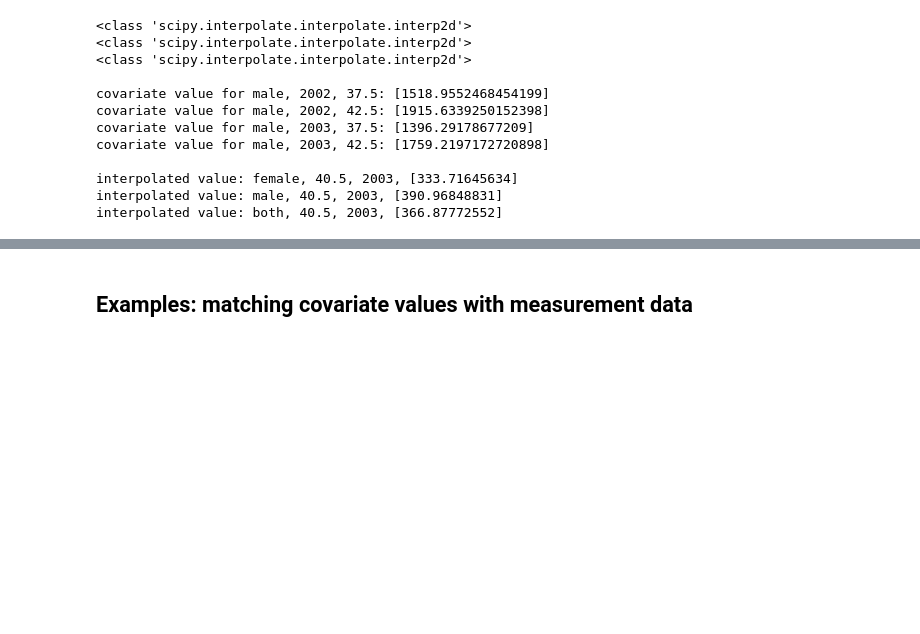
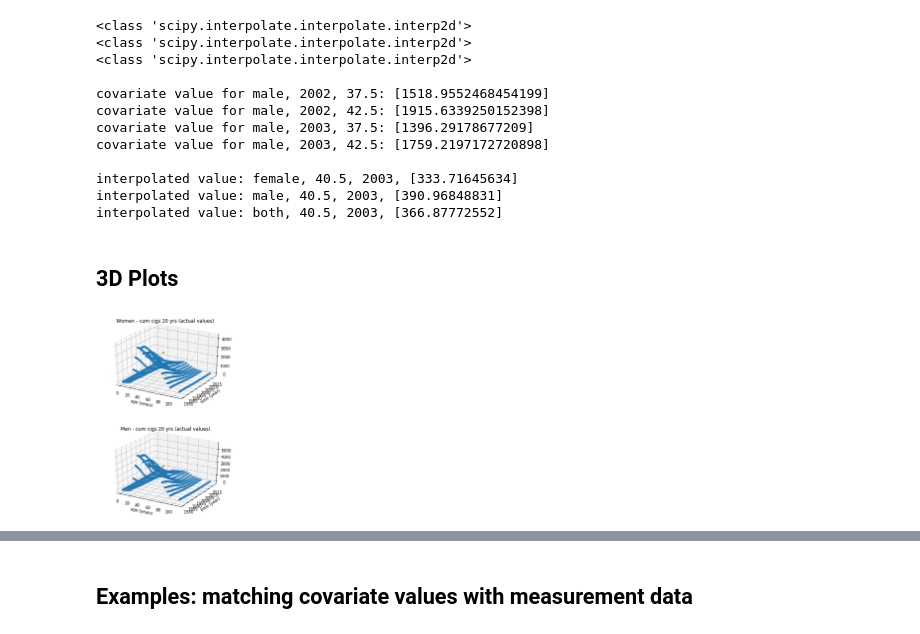
Before and after one commit to nrhawkins/cascade, a Jupyter notebook: docs/refmanual/country_covariates.ipynb, the cells around one changed output, grey strips where cells are left out. Cells and saved outputs as stored; diff of their text form; code cells hidden in the pictures; blank space fills up the shorter version.

Commit message:
added sorting to test, made 3d plots

```diff
--- a/docs/refmanual/country_covariates.ipynb
+++ b/docs/refmanual/country_covariates.ipynb
@@ -475,3 +477,38 @@ covariate value for male, 2003, 42.5: [1759.2197172720898]
 interpolated value: female, 40.5, 2003, [333.71645634]
 interpolated value: male, 40.5, 2003, [390.96848831]
 interpolated value: both, 40.5, 2003, [366.87772552]
+# %% [markdown]
+## 3D Plots
+# %%
+from mpl_toolkits import mplot3d
+import matplotlib.pyplot as plt
+
+ccov_f = ccov_ranges_df[ccov_ranges_df["x_sex"] == -0.5]
+ccov_m = ccov_ranges_df[ccov_ranges_df["x_sex"] == 0.5]
+
+fig= plt.figure()
+ax = plt.axes(projection='3d')
+
+ax.scatter3D(ccov_f["avg_age"], ccov_f["avg_time"], ccov_f["mean_value"])
+
+ax.scatter3D([40],[2003],[2500], "rr")
+
+plt.xlabel("age (years)")
+plt.ylabel("time (year)")
+plt.title("Women - cum cigs 20 yrs (actual values)")
+
+fig= plt.figure()
+ax = plt.axes(projection='3d')
+
+ax.scatter3D(ccov_m["avg_age"], ccov_m["avg_time"], ccov_m["mean_value"])
+
+ax.scatter3D([40],[2003],[2500], "rr")
+
+plt.xlabel("age (years)")
+plt.ylabel("time (year)")
+plt.title("Men - cum cigs 20 yrs (actual values)")
+
+plt.show()
+# %% [output]
+[figure, added]
+[figure, added]
```
Also changed, not shown: parts of 2 cells of this notebook, 1 other file.
